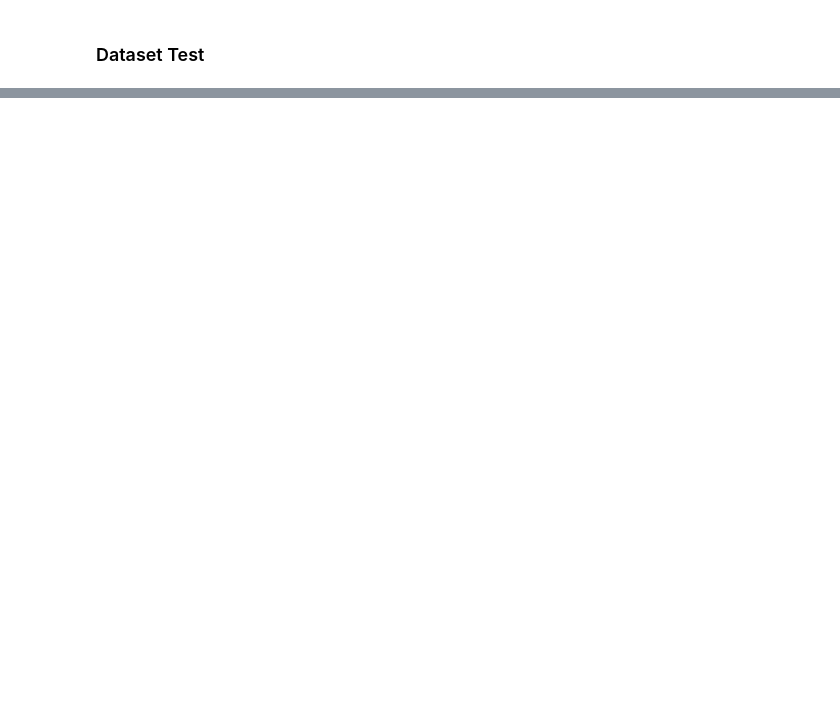
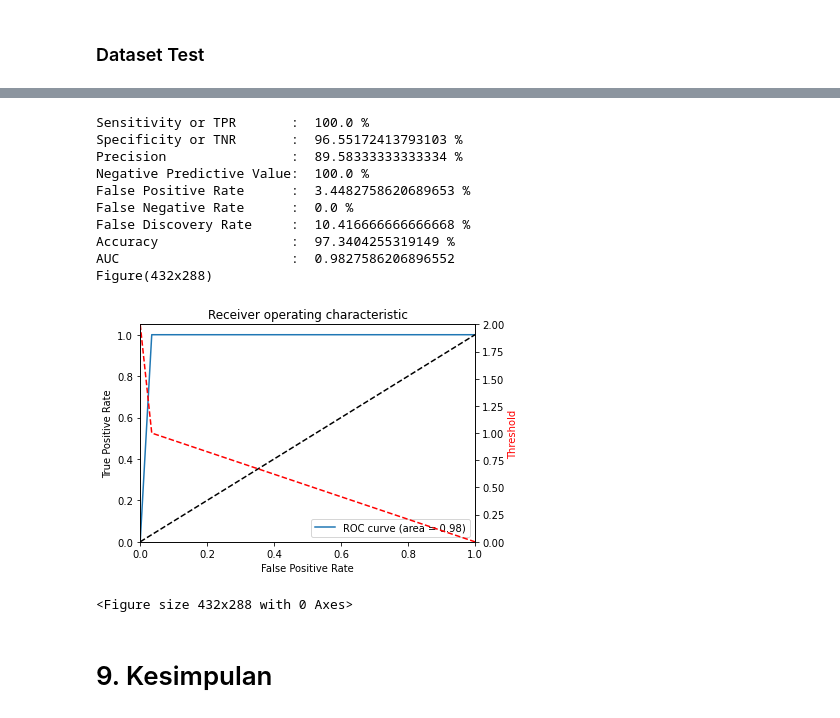
Before and after one commit to wiliamhw/KK-GA-NN, a Jupyter notebook: Neural Network and Genetic Algorithm.ipynb, the cells around one changed output, grey strips where cells are left out. Cells and saved outputs as stored; diff of their text form; code cells hidden in the pictures; blank space fills up the shorter version.

```diff
--- a/Neural Network and Genetic Algorithm.ipynb
+++ b/Neural Network and Genetic Algorithm.ipynb
@@ -810,0 +911,17 @@ Berdasarkan statistik dari dua dataset di atas, bisa disimpulkan bahwa *neural n
+# %%
+plot_roc(Y_test[0], base_test_predict[0])
+# %% [output]
+Sensitivity or TPR       :  100.0 %
+Specificity or TNR       :  96.55172413793103 %
+Precision                :  89.58333333333334 %
+Negative Predictive Value:  100.0 %
+False Positive Rate      :  3.4482758620689653 %
+False Negative Rate      :  0.0 %
+False Discovery Rate     :  10.416666666666668 %
+Accuracy                 :  97.3404255319149 %
+AUC                      :  0.9827586206896552
+Figure(432x288)
+[figure, added]
+<Figure size 432x288 with 0 Axes>
+# %% [markdown]
+# 9. Kesimpulan
```
Also changed, not shown: parts of 19 cells of this notebook.
